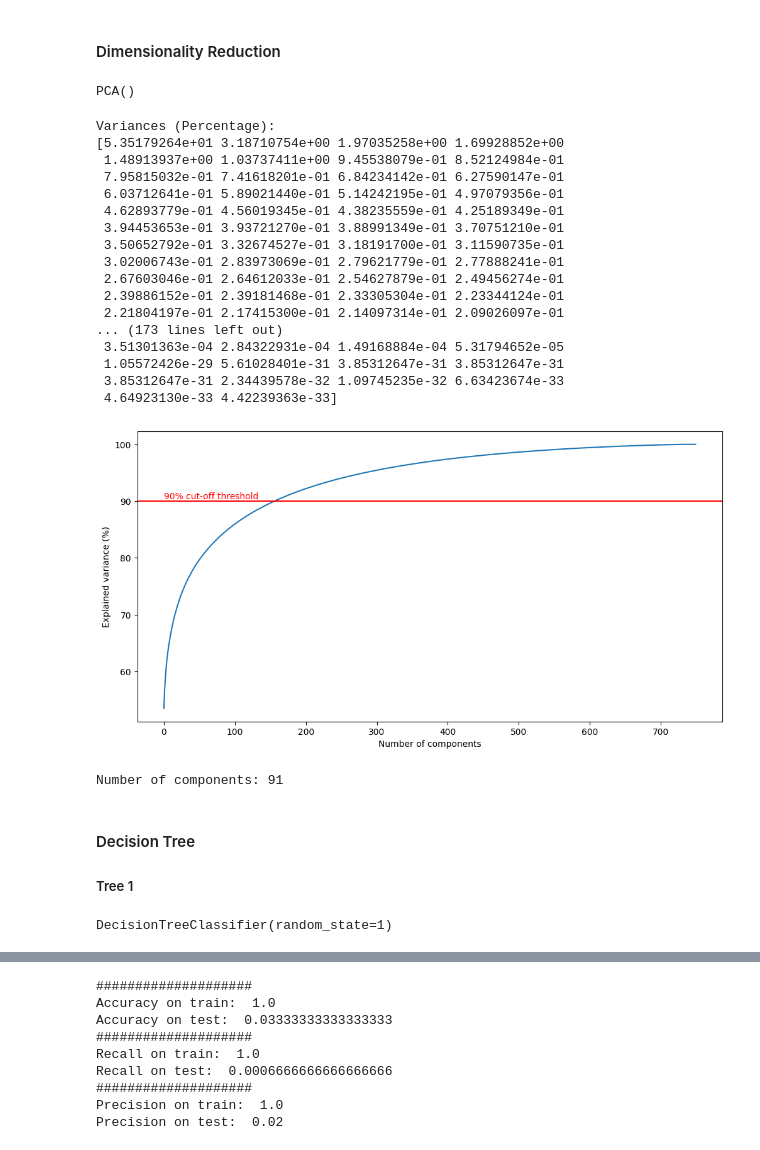
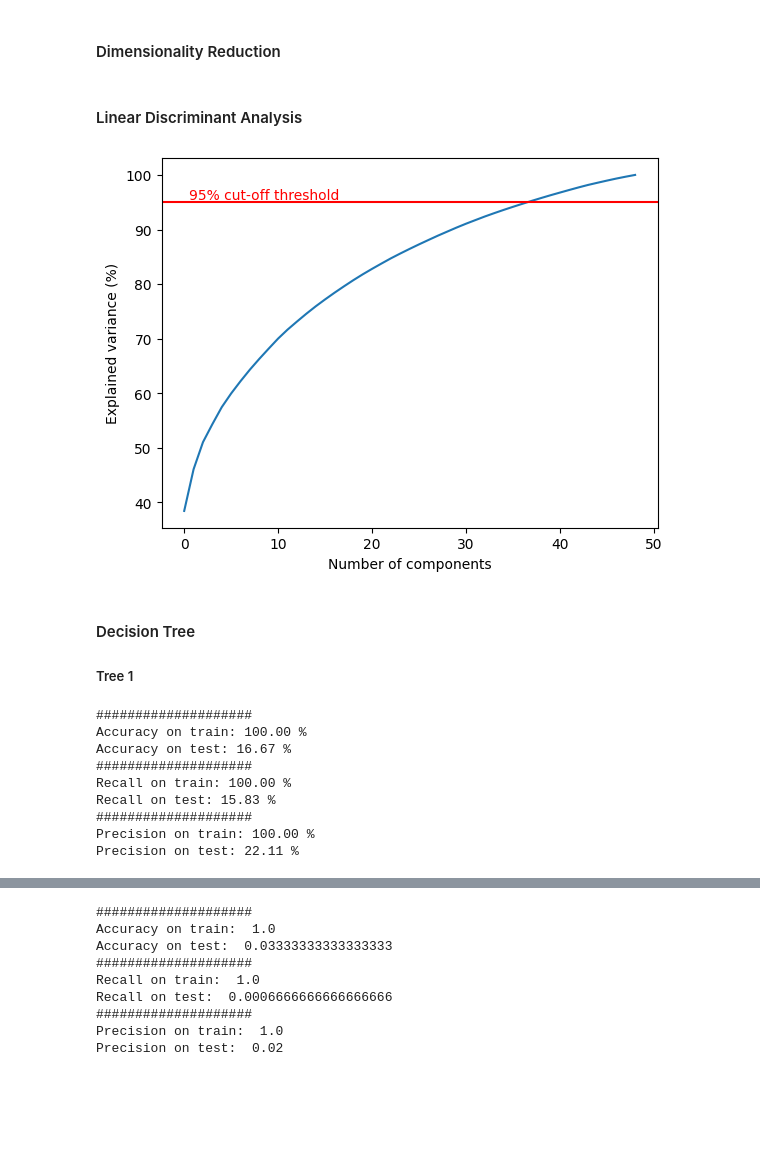
Before and after one commit to nadiaverdha/MachineLearningEx1, a Jupyter notebook: Ex1_kaggle_big.ipynb, the cells around one changed output, grey strips where cells are left out. Cells and saved outputs as stored; diff of their text form; code cells hidden in the pictures; blank space fills up the shorter version.

```diff
--- a/Ex1_kaggle_big.ipynb
+++ b/Ex1_kaggle_big.ipynb
@@ -163,35 +140,8 @@ X_test = X_test.drop(['ID'],axis=1)
+# %%
+X = reviews_train.drop(['class','Class'], axis=1)
+Y = reviews_train['class']
+
+#Splitting data in train and test sets
+X_train, X_test, y_train, y_test = train_test_split(X,Y, test_size=0.20, random_state = 1234,stratify=Y)
 # %% [markdown]
 #### Dimensionality Reduction
-# %%
-components = None
-
-pca = PCA(n_components= components)
-
-#performing PCA on the train data
-
-pca.fit(X_train)
-# %% [output]
-PCA()
-# %%
-# print the explained variances
-print("Variances (Percentage):")
-print(pca.explained_variance_ratio_ * 100)
-print()
-# %% [output]
-Variances (Percentage):
-[5.35179264e+01 3.18710754e+00 1.97035258e+00 1.69928852e+00
- 1.48913937e+00 1.03737411e+00 9.45538079e-01 8.52124984e-01
- 7.95815032e-01 7.41618201e-01 6.84234142e-01 6.27590147e-01
- 6.03712641e-01 5.89021440e-01 5.14242195e-01 4.97079356e-01
- 4.62893779e-01 4.56019345e-01 4.38235559e-01 4.25189349e-01
- 3.94453653e-01 3.93721270e-01 3.88991349e-01 3.70751210e-01
- 3.50652792e-01 3.32674527e-01 3.18191700e-01 3.11590735e-01
- 3.02006743e-01 2.83973069e-01 2.79621779e-01 2.77888241e-01
- 2.67603046e-01 2.64612033e-01 2.54627879e-01 2.49456274e-01
- 2.39886152e-01 2.39181468e-01 2.33305304e-01 2.23344124e-01
- 2.21804197e-01 2.17415300e-01 2.14097314e-01 2.09026097e-01
-... (173 lines left out)
- 3.51301363e-04 2.84322931e-04 1.49168884e-04 5.31794652e-05
- 1.05572426e-29 5.61028401e-31 3.85312647e-31 3.85312647e-31
- 3.85312647e-31 2.34439578e-32 1.09745235e-32 6.63423674e-33
- 4.64923130e-33 4.42239363e-33]
@@ -198,18 +190,14 @@ Variances (Percentage):
+# %% [markdown]
+#### Linear Discriminant Analysis
 # %%
+lda = LinearDiscriminantAnalysis()
+X_lda = lda.fit(X_train, y_train)
 # plot a scree plot
-components = components
-plt.plot(np.cumsum(pca.explained_variance_ratio_ * 100))
-plt.axhline(y=90, color='r', linestyle='-')
-plt.text(0.5, 90, '90% cut-off threshold', color = 'red', fontsize=10,verticalalignment = 'bottom')
+plt.plot(np.cumsum(lda.explained_variance_ratio_ * 100))
+plt.axhline(y=95, color='r', linestyle='-')
+plt.text(0.5, 95, '95% cut-off threshold', color = 'red', fontsize=10,verticalalignment = 'bottom')
 plt.xlabel("Number of components")
 plt.ylabel("Explained variance (%)")
 plt.show()
 # %% [output]
-[figure, old version]
+[figure, new version]
-# %%
-pca = PCA(n_components = 0.85)
-pca.fit(X_train)
-components = len(pca.explained_variance_ratio_)
-print(f'Number of components: {components}')
-# %% [output]
-Number of components: 91
@@ -237,5 +228,14 @@ X_test_pca = _pca.transform(X_test)
 # %%
 tree_1 = tree.DecisionTreeClassifier(random_state=1)
-tree_1.fit(X_train_pca,y_train)
+tree_1.fit(X_train_lda,y_train)
+evaluate(tree_1,X_train = X_train_lda,X_test = X_test_lda)
 # %% [output]
-DecisionTreeClassifier(random_state=1)
+####################
+Accuracy on train: 100.00 %
+Accuracy on test: 16.67 %
+####################
+Recall on train: 100.00 %
+Recall on test: 15.83 %
+####################
+Precision on train: 100.00 %
+Precision on test: 22.11 %
```
Also changed, not shown: parts of 34 cells of this notebook.
